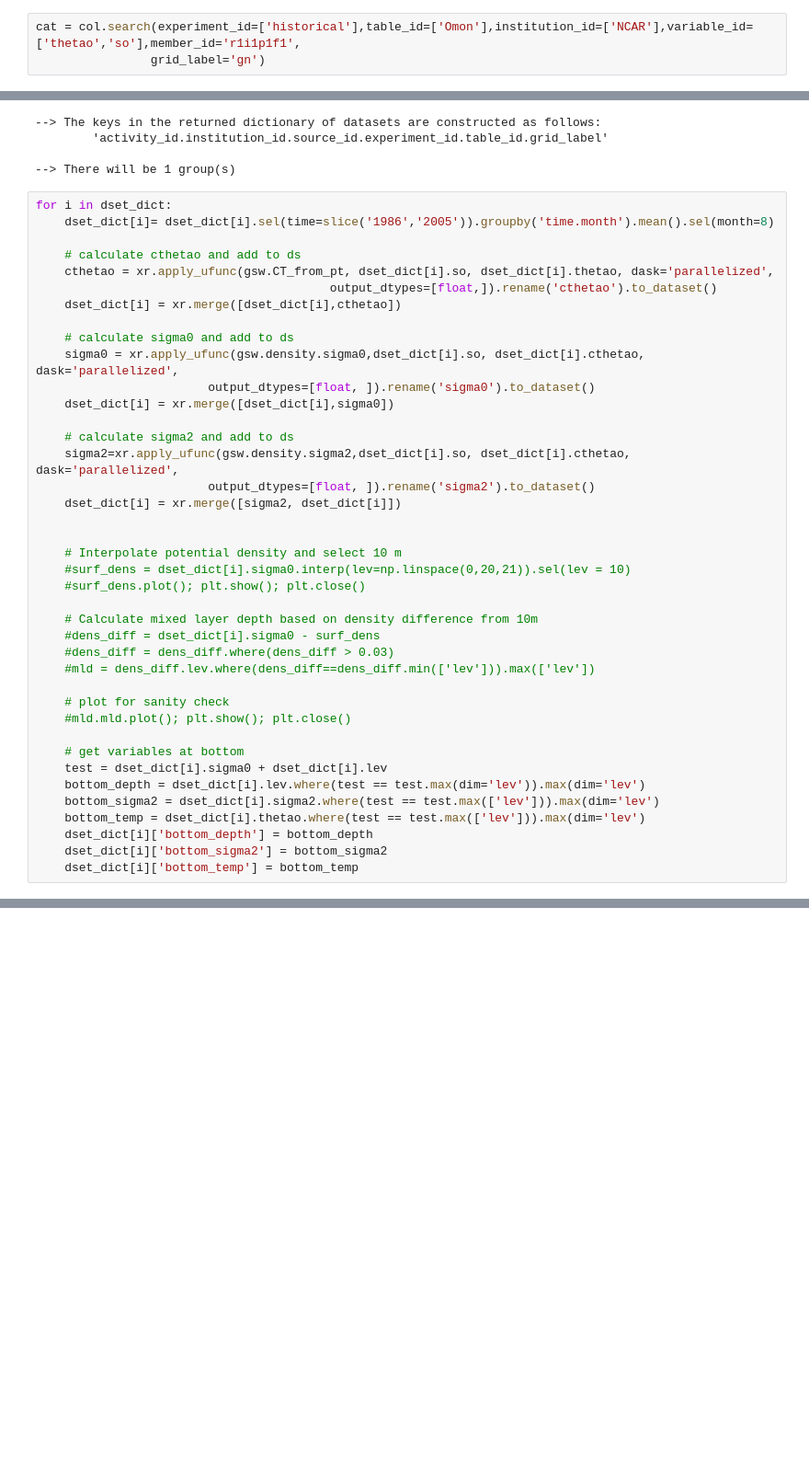
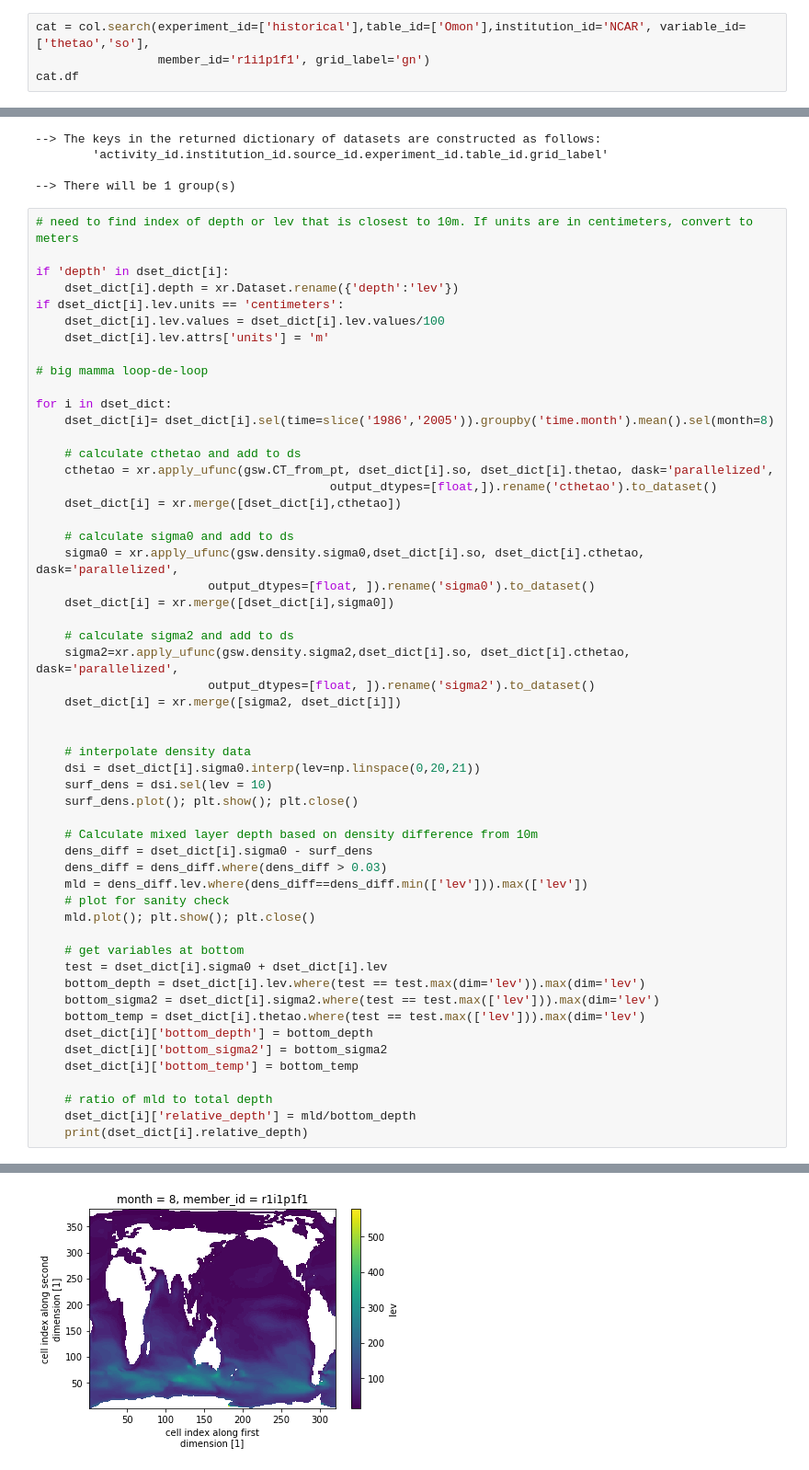
Before and after one commit to s-ragen/cmip6hack-so-project, a Jupyter notebook: notebooks/oncemorewithfeeling.ipynb, the cells around one changed output, grey strips where cells are left out. Shown at 92% size. Drawn from its saved outputs; the diff is of its cells as text; blank space fills up the shorter version.

```diff
--- a/notebooks/oncemorewithfeeling.ipynb
+++ b/notebooks/oncemorewithfeeling.ipynb
@@ -16,5 +29,6 @@ if util.is_ncar_host():
 else:
     col = intake.open_esm_datastore("../catalogs/pangeo-cmip6.json")
 # %%
-cat = col.search(experiment_id=['historical'],table_id=['Omon'],institution_id=['NCAR'],variable_id=['thetao','so'],member_id='r1i1p1f1',
-                grid_label='gn')
+cat = col.search(experiment_id=['historical'],table_id=['Omon'],institution_id='NCAR', variable_id=['thetao','so'],
+                 member_id='r1i1p1f1', grid_label='gn')
+cat.df
@@ -27,6 +45,16 @@ dset_dict = cat.to_dataset_dict(zarr_kwargs={'consolidated': True, 'decode_times
 
 --> There will be 1 group(s)
 # %%
+# need to find index of depth or lev that is closest to 10m. If units are in centimeters, convert to meters
+
+if 'depth' in dset_dict[i]:
+    dset_dict[i].depth = xr.Dataset.rename({'depth':'lev'})
+if dset_dict[i].lev.units == 'centimeters':
+    dset_dict[i].lev.values = dset_dict[i].lev.values/100
+    dset_dict[i].lev.attrs['units'] = 'm'
+
+# big mamma loop-de-loop
+
 for i in dset_dict:
     dset_dict[i]= dset_dict[i].sel(time=slice('1986','2005')).groupby('time.month').mean().sel(month=8)
 
@@ -46,17 +74,17 @@ for i in dset_dict:
     dset_dict[i] = xr.merge([sigma2, dset_dict[i]])
 
 
-    # Interpolate potential density and select 10 m
-    #surf_dens = dset_dict[i].sigma0.interp(lev=np.linspace(0,20,21)).sel(lev = 10)
-    #surf_dens.plot(); plt.show(); plt.close()
+    # interpolate density data
+    dsi = dset_dict[i].sigma0.interp(lev=np.linspace(0,20,21))
+    surf_dens = dsi.sel(lev = 10)
+    surf_dens.plot(); plt.show(); plt.close()
 
     # Calculate mixed layer depth based on density difference from 10m
-    #dens_diff = dset_dict[i].sigma0 - surf_dens
-    #dens_diff = dens_diff.where(dens_diff > 0.03)
-    #mld = dens_diff.lev.where(dens_diff==dens_diff.min(['lev'])).max(['lev'])
-
+    dens_diff = dset_dict[i].sigma0 - surf_dens
+    dens_diff = dens_diff.where(dens_diff > 0.03)
+    mld = dens_diff.lev.where(dens_diff==dens_diff.min(['lev'])).max(['lev'])
     # plot for sanity check
-    #mld.mld.plot(); plt.show(); plt.close()
+    mld.plot(); plt.show(); plt.close()
 
     # get variables at bottom
     test = dset_dict[i].sigma0 + dset_dict[i].lev
@@ -66,3 +94,8 @@ for i in dset_dict:
     dset_dict[i]['bottom_depth'] = bottom_depth
     dset_dict[i]['bottom_sigma2'] = bottom_sigma2
     dset_dict[i]['bottom_temp'] = bottom_temp
+
+    # ratio of mld to total depth
+    dset_dict[i]['relative_depth'] = mld/bottom_depth
+    print(dset_dict[i].relative_depth)
+# %% [output]
@@ -68,0 +120 @@ for i in dset_dict:
+[figure, added]
```
Also changed, not shown: parts of 7 cells of this notebook, 1 other file.
